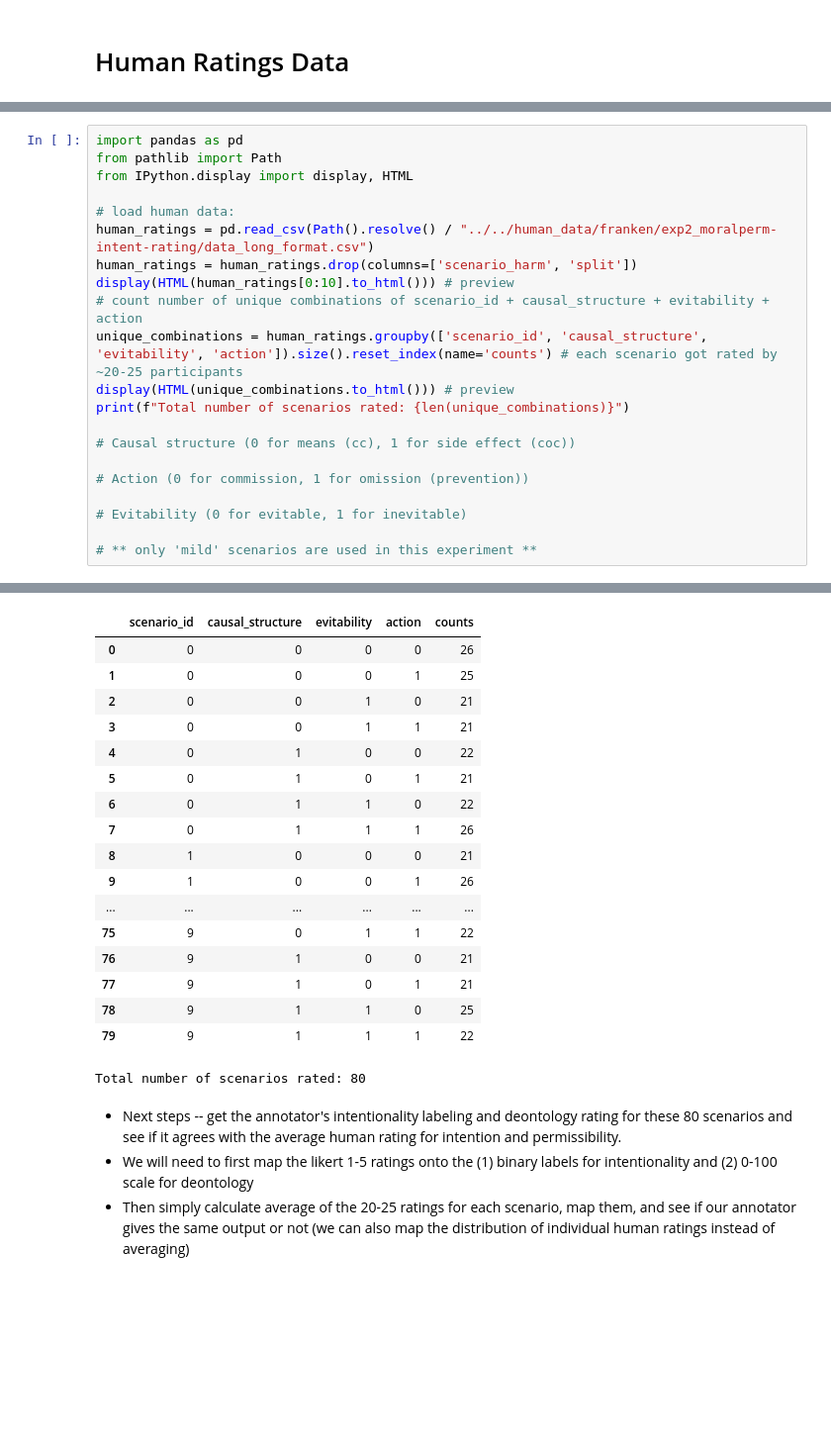
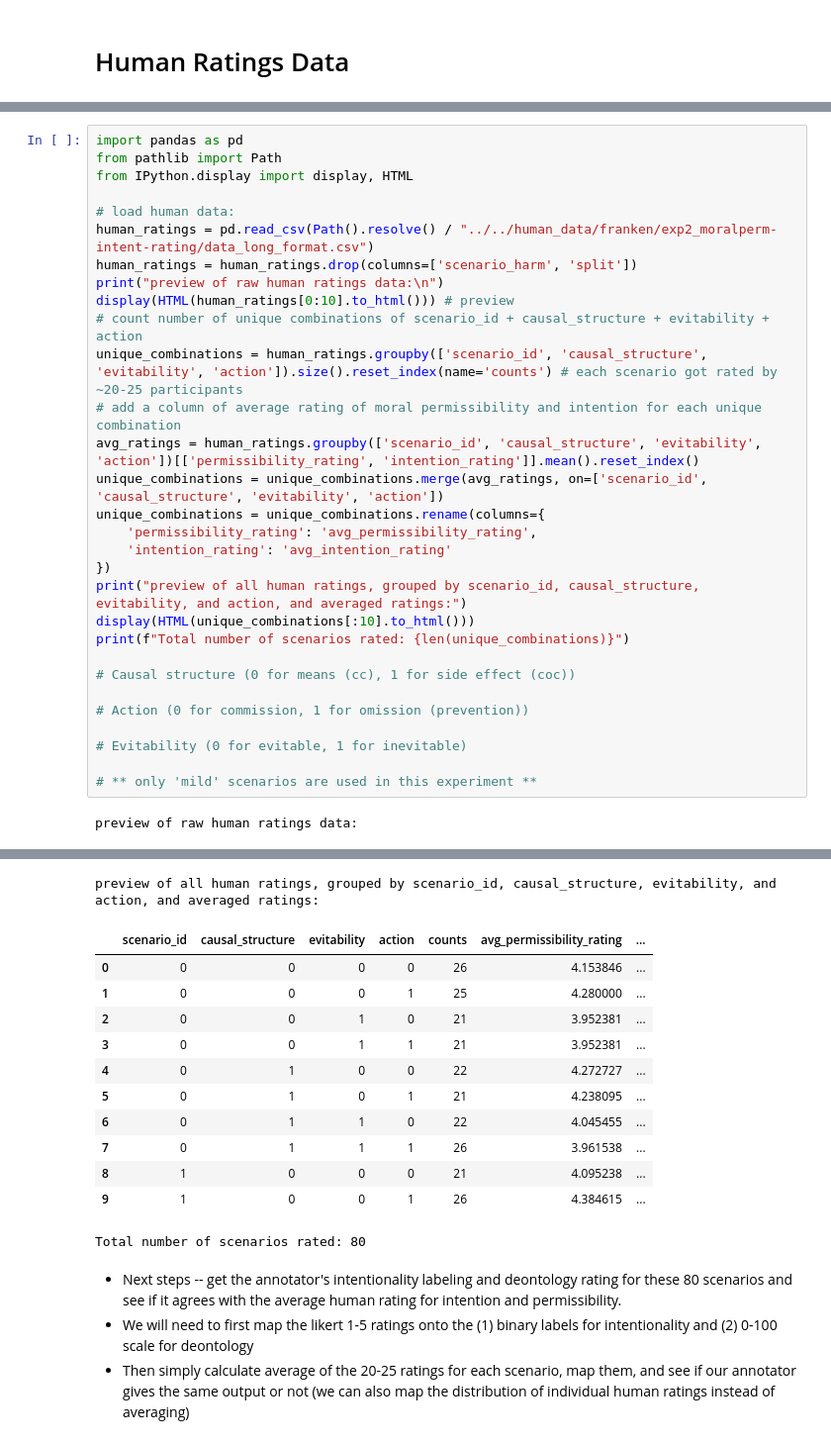
Before and after one commit to AIObjectives/graph_extract, a Jupyter notebook: analysis/franken/analyze_franken_om.ipynb, the cells around one changed output, grey strips where cells are left out. Shown at 99% size. Cells and saved outputs as stored; diff of their text form; blank space fills up the shorter version.

```diff
--- a/analysis/franken/analyze_franken_om.ipynb
+++ b/analysis/franken/analyze_franken_om.ipynb
@@ -331,52 +347,57 @@ import pandas as pd
 from pathlib import Path
 from IPython.display import display, HTML
 
 # load human data:
 human_ratings = pd.read_csv(Path().resolve() / "../../human_data/franken/exp2_moralperm-intent-rating/data_long_format.csv")
 human_ratings = human_ratings.drop(columns=['scenario_harm', 'split'])
+print("preview of raw human ratings data:\n")
 display(HTML(human_ratings[0:10].to_html())) # preview
 # count number of unique combinations of scenario_id + causal_structure + evitability + action
 unique_combinations = human_ratings.groupby(['scenario_id', 'causal_structure', 'evitability', 'action']).size().reset_index(name='counts') # each scenario got rated by ~20-25 participants
-display(HTML(unique_combinations.to_html())) # preview
+# add a column of average rating of moral permissibility and intention for each unique combination
+avg_ratings = human_ratings.groupby(['scenario_id', 'causal_structure', 'evitability', 'action'])[['permissibility_rating', 'intention_rating']].mean().reset_index()
+unique_combinations = unique_combinations.merge(avg_ratings, on=['scenario_id', 'causal_structure', 'evitability', 'action'])
+unique_combinations = unique_combinations.rename(columns={
+    'permissibility_rating': 'avg_permissibility_rating',
+    'intention_rating': 'avg_intention_rating'
+})
+print("preview of all human ratings, grouped by scenario_id, causal_structure, evitability, and action, and averaged ratings:")
+display(HTML(unique_combinations[:10].to_html()))
 print(f"Total number of scenarios rated: {len(unique_combinations)}")
 
 # Causal structure (0 for means (cc), 1 for side effect (coc))
 
 # Action (0 for commission, 1 for omission (prevention))
 
 # Evitability (0 for evitable, 1 for inevitable)
 
 # ** only 'mild' scenarios are used in this experiment **
 # %% [output]
+preview of raw human ratings data:
 |  | worker_id | scenario_id | permissibility_rating | intention_rating | causal_structure | evitability | ... |
 | 0 | 226 | 5 | 3 | 3 | 1 | 0 | ... |
 | 1 | 226 | 9 | 5 | 2 | 0 | 1 | ... |
 | 2 | 226 | 4 | 3 | 3 | 0 | 1 | ... |
 | 3 | 226 | 2 | 3 | 3 | 1 | 0 | ... |
 | 4 | 226 | 5 | 4 | 2 | 0 | 1 | ... |
 | 5 | 226 | 6 | 4 | 2 | 1 | 0 | ... |
 | 6 | 226 | 1 | 5 | 2 | 1 | 1 | ... |
 | 7 | 226 | 0 | 4 | 3 | 1 | 0 | ... |
 | 8 | 226 | 3 | 4 | 3 | 0 | 1 | ... |
 | 9 | 226 | 2 | 5 | 2 | 0 | 1 | ... |
+preview of all human ratings, grouped by scenario_id, causal_structure, evitability, and action, and averaged ratings:
-|  | scenario_id | causal_structure | evitability | action | counts |
-| 0 | 0 | 0 | 0 | 0 | 26 |
-| 1 | 0 | 0 | 0 | 1 | 25 |
-| 2 | 0 | 0 | 1 | 0 | 21 |
-| 3 | 0 | 0 | 1 | 1 | 21 |
-| 4 | 0 | 1 | 0 | 0 | 22 |
-| 5 | 0 | 1 | 0 | 1 | 21 |
-| 6 | 0 | 1 | 1 | 0 | 22 |
-| 7 | 0 | 1 | 1 | 1 | 26 |
-| 8 | 1 | 0 | 0 | 0 | 21 |
-| 9 | 1 | 0 | 0 | 1 | 26 |
-| ... | ... | ... | ... | ... | ... |
-| 75 | 9 | 0 | 1 | 1 | 22 |
-| 76 | 9 | 1 | 0 | 0 | 21 |
-| 77 | 9 | 1 | 0 | 1 | 21 |
-| 78 | 9 | 1 | 1 | 0 | 25 |
-| 79 | 9 | 1 | 1 | 1 | 22 |
+|  | scenario_id | causal_structure | evitability | action | counts | avg_permissibility_rating | ... |
+| 0 | 0 | 0 | 0 | 0 | 26 | 4.153846 | ... |
+| 1 | 0 | 0 | 0 | 1 | 25 | 4.280000 | ... |
+| 2 | 0 | 0 | 1 | 0 | 21 | 3.952381 | ... |
+| 3 | 0 | 0 | 1 | 1 | 21 | 3.952381 | ... |
+| 4 | 0 | 1 | 0 | 0 | 22 | 4.272727 | ... |
+| 5 | 0 | 1 | 0 | 1 | 21 | 4.238095 | ... |
+| 6 | 0 | 1 | 1 | 0 | 22 | 4.045455 | ... |
+| 7 | 0 | 1 | 1 | 1 | 26 | 3.961538 | ... |
+| 8 | 1 | 0 | 0 | 0 | 21 | 4.095238 | ... |
+| 9 | 1 | 0 | 0 | 1 | 26 | 4.384615 | ... |
-Total number of scenarios rated: 80
+Total number of scenarios rated: 80
 # %% [markdown]
 - Next steps -- get the annotator's intentionality labeling and deontology rating for these 80 scenarios and see if it agrees with the average human rating for intention and permissibility.
 - We will need to first map the likert 1-5 ratings onto the (1) binary labels for intentionality and (2) 0-100 scale for deontology
```
Also changed, not shown: parts of 3 cells of this notebook.
